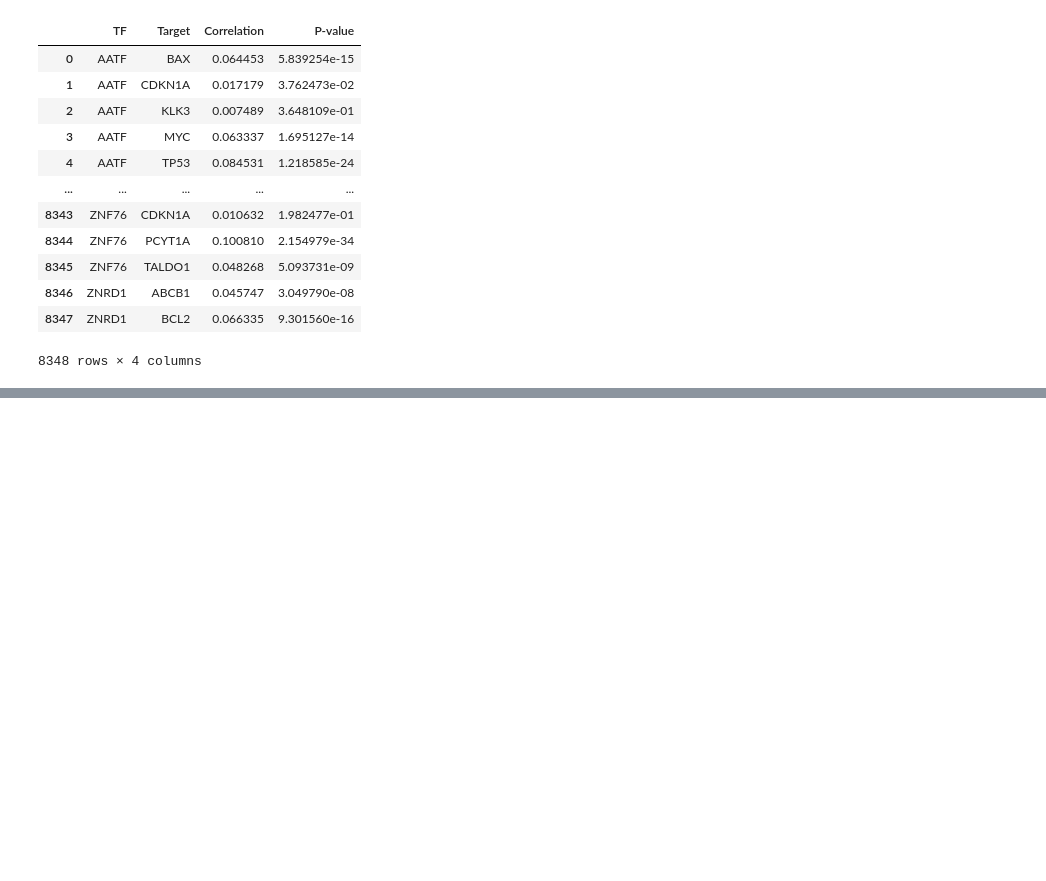
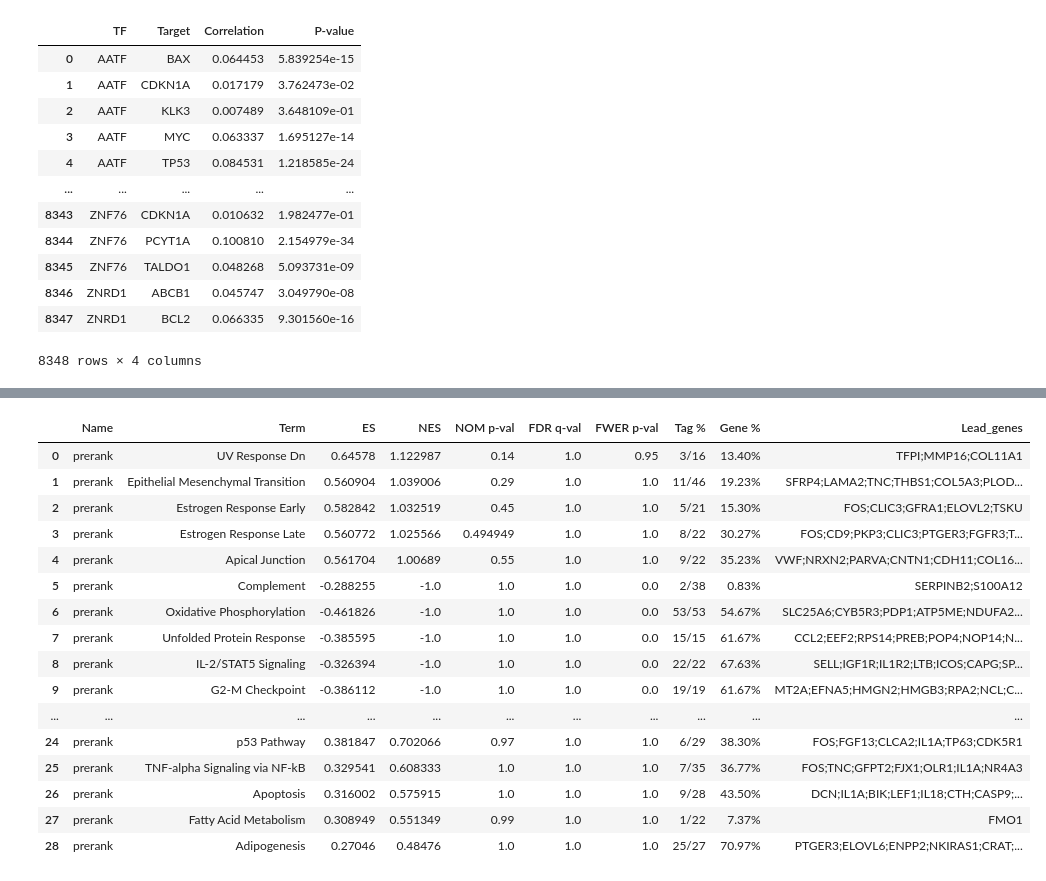
Before and after one commit to preet2706/Benchmarking, a Jupyter notebook: working_notebook.ipynb, the cells around one changed output, grey strips where cells are left out. Cells and saved outputs as stored; diff of their text form; code cells hidden in the pictures; blank space fills up the shorter version.

```diff
--- a/working_notebook.ipynb
+++ b/working_notebook.ipynb
@@ -81,0 +288,20 @@ corr
+# %%
+gs_res.res2d
+# %% [output]
+|  | Name | Term | ES | NES | NOM p-val | FDR q-val | FWER p-val | Tag % | Gene % | Lead_genes |
+| 0 | prerank | UV Response Dn | 0.64578 | 1.122987 | 0.14 | 1.0 | 0.95 | 3/16 | 13.40% | TFPI;MMP16;COL11A1 |
+| 1 | prerank | Epithelial Mesenchymal Transition | 0.560904 | 1.039006 | 0.29 | 1.0 | 1.0 | 11/46 | 19.23% | SFRP4;LAMA2;TNC;THBS1;COL5A3;PLOD... |
+| 2 | prerank | Estrogen Response Early | 0.582842 | 1.032519 | 0.45 | 1.0 | 1.0 | 5/21 | 15.30% | FOS;CLIC3;GFRA1;ELOVL2;TSKU |
+| 3 | prerank | Estrogen Response Late | 0.560772 | 1.025566 | 0.494949 | 1.0 | 1.0 | 8/22 | 30.27% | FOS;CD9;PKP3;CLIC3;PTGER3;FGFR3;T... |
+| 4 | prerank | Apical Junction | 0.561704 | 1.00689 | 0.55 | 1.0 | 1.0 | 9/22 | 35.23% | VWF;NRXN2;PARVA;CNTN1;CDH11;COL16... |
+| 5 | prerank | Complement | -0.288255 | -1.0 | 1.0 | 1.0 | 0.0 | 2/38 | 0.83% | SERPINB2;S100A12 |
+| 6 | prerank | Oxidative Phosphorylation | -0.461826 | -1.0 | 1.0 | 1.0 | 0.0 | 53/53 | 54.67% | SLC25A6;CYB5R3;PDP1;ATP5ME;NDUFA2... |
+| 7 | prerank | Unfolded Protein Response | -0.385595 | -1.0 | 1.0 | 1.0 | 0.0 | 15/15 | 61.67% | CCL2;EEF2;RPS14;PREB;POP4;NOP14;N... |
+| 8 | prerank | IL-2/STAT5 Signaling | -0.326394 | -1.0 | 1.0 | 1.0 | 0.0 | 22/22 | 67.63% | SELL;IGF1R;IL1R2;LTB;ICOS;CAPG;SP... |
+| 9 | prerank | G2-M Checkpoint | -0.386112 | -1.0 | 1.0 | 1.0 | 0.0 | 19/19 | 61.67% | MT2A;EFNA5;HMGN2;HMGB3;RPA2;NCL;C... |
+| ... | ... | ... | ... | ... | ... | ... | ... | ... | ... | ... |
+| 24 | prerank | p53 Pathway | 0.381847 | 0.702066 | 0.97 | 1.0 | 1.0 | 6/29 | 38.30% | FOS;FGF13;CLCA2;IL1A;TP63;CDK5R1 |
+| 25 | prerank | TNF-alpha Signaling via NF-kB | 0.329541 | 0.608333 | 1.0 | 1.0 | 1.0 | 7/35 | 36.77% | FOS;TNC;GFPT2;FJX1;OLR1;IL1A;NR4A3 |
+| 26 | prerank | Apoptosis | 0.316002 | 0.575915 | 1.0 | 1.0 | 1.0 | 9/28 | 43.50% | DCN;IL1A;BIK;LEF1;IL18;CTH;CASP9;... |
+| 27 | prerank | Fatty Acid Metabolism | 0.308949 | 0.551349 | 0.99 | 1.0 | 1.0 | 1/22 | 7.37% | FMO1 |
+| 28 | prerank | Adipogenesis | 0.27046 | 0.48476 | 1.0 | 1.0 | 1.0 | 25/27 | 70.97% | PTGER3;ELOVL6;ENPP2;NKIRAS1;CRAT;... |
```
Also changed, not shown: parts of 17 cells of this notebook, 1 other file.
